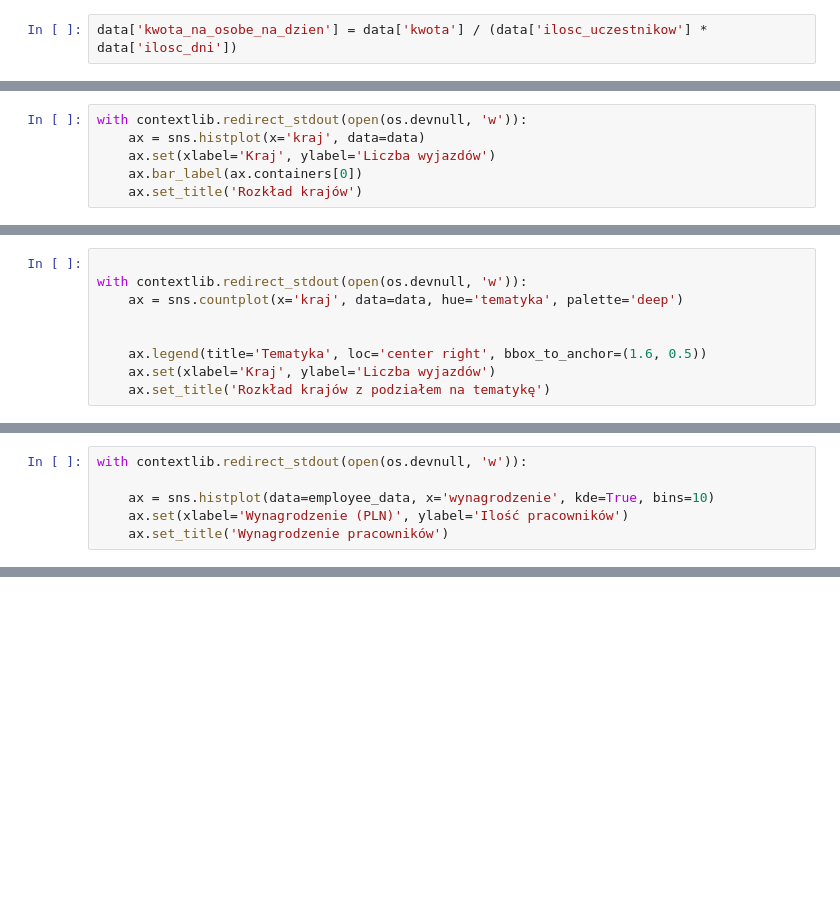
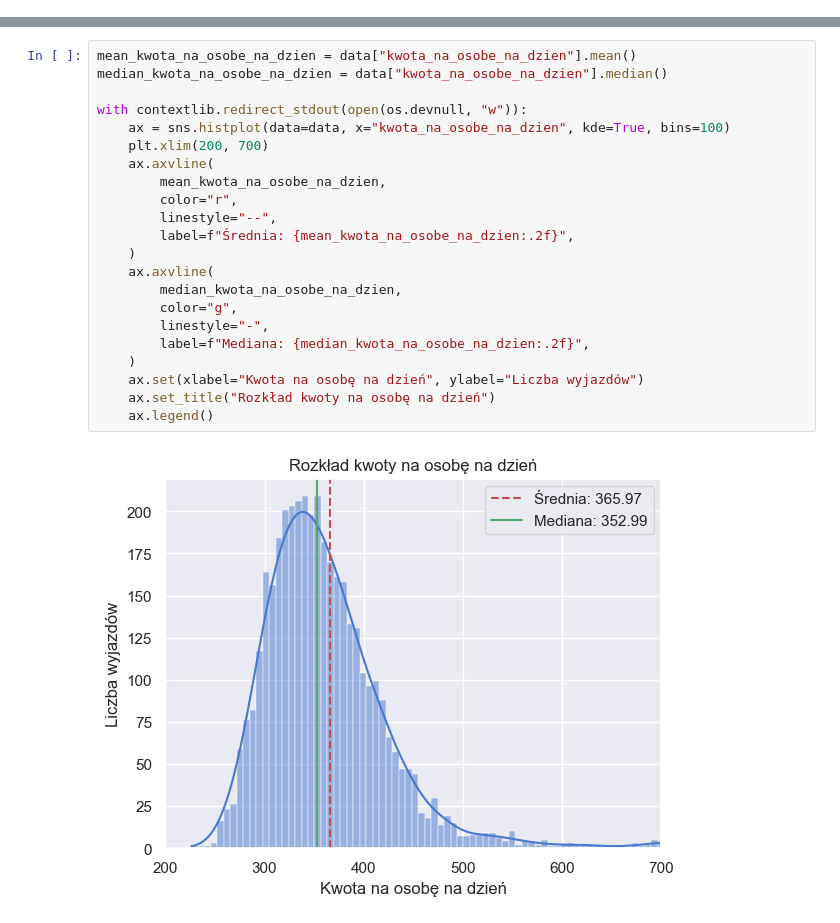
Before and after one commit to DominikJur/Travel-Agency-Data-Fill-and-Analysis, a Jupyter notebook: analysis/analysis.ipynb, the cells around one changed output, grey strips where cells are left out. Cells and saved outputs as stored; diff of their text form; blank space fills up the shorter version.

```diff
--- a/analysis/analysis.ipynb
+++ b/analysis/analysis.ipynb
@@ -54,2 +0,0 @@ memory usage: 118.1+ KB
-# %%
-data['kwota_na_osobe_na_dzien'] = data['kwota'] / (data['ilosc_uczestnikow'] * data['ilosc_dni'])
@@ -76,6 +0,0 @@ with contextlib.redirect_stdout(open(os.devnull, 'w')):
-# %%
-with contextlib.redirect_stdout(open(os.devnull, 'w')):
-    ax = sns.histplot(x='kraj', data=data)
-    ax.set(xlabel='Kraj', ylabel='Liczba wyjazdów')
-    ax.bar_label(ax.containers[0])
-    ax.set_title('Rozkład krajów')
@@ -84,9 +0,0 @@ with contextlib.redirect_stdout(open(os.devnull, 'w')):
-# %%
-
-with contextlib.redirect_stdout(open(os.devnull, 'w')):
-    ax = sns.countplot(x='kraj', data=data, hue='tematyka', palette='deep')
-
-
-    ax.legend(title='Tematyka', loc='center right', bbox_to_anchor=(1.6, 0.5))
-    ax.set(xlabel='Kraj', ylabel='Liczba wyjazdów')
-    ax.set_title('Rozkład krajów z podziałem na tematykę')
@@ -166,6 +0,0 @@ employee_data.head()
-# %%
-with contextlib.redirect_stdout(open(os.devnull, 'w')):
-
-    ax = sns.histplot(data=employee_data, x='wynagrodzenie', kde=True, bins=10)
-    ax.set(xlabel='Wynagrodzenie (PLN)', ylabel='Ilość pracowników')
-    ax.set_title('Wynagrodzenie pracowników')
@@ -195,0 +40,24 @@ Name: wynagrodzenie, dtype: float64
+# %%
+mean_kwota_na_osobe_na_dzien = data["kwota_na_osobe_na_dzien"].mean()
+median_kwota_na_osobe_na_dzien = data["kwota_na_osobe_na_dzien"].median()
+
+with contextlib.redirect_stdout(open(os.devnull, "w")):
+    ax = sns.histplot(data=data, x="kwota_na_osobe_na_dzien", kde=True, bins=100)
+    plt.xlim(200, 700)
+    ax.axvline(
+        mean_kwota_na_osobe_na_dzien,
+        color="r",
+        linestyle="--",
+        label=f"Średnia: {mean_kwota_na_osobe_na_dzien:.2f}",
+    )
+    ax.axvline(
+        median_kwota_na_osobe_na_dzien,
+        color="g",
+        linestyle="-",
+        label=f"Mediana: {median_kwota_na_osobe_na_dzien:.2f}",
+    )
+    ax.set(xlabel="Kwota na osobę na dzień", ylabel="Liczba wyjazdów")
+    ax.set_title("Rozkład kwoty na osobę na dzień")
+    ax.legend()
+# %% [output]
+[figure, added]
```
Also changed, not shown: parts of 62 cells of this notebook, 3 other files.
